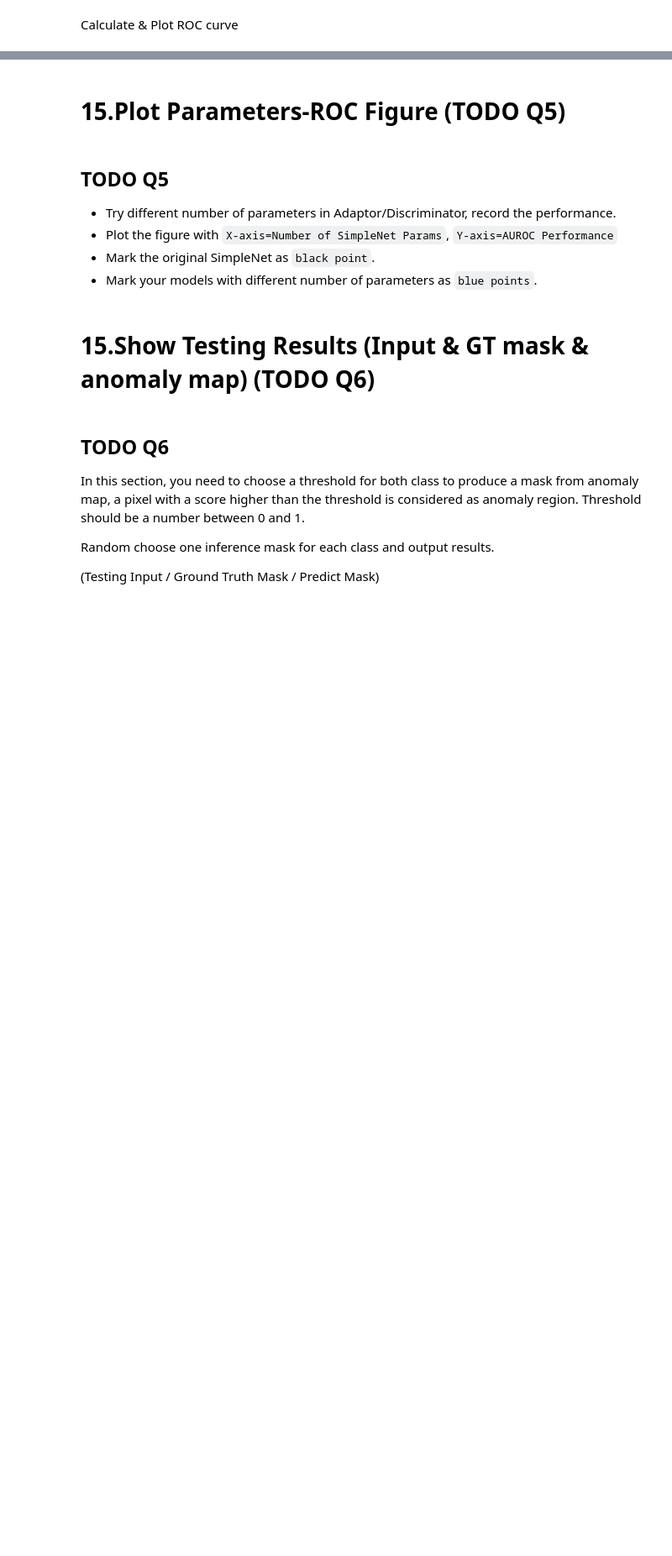
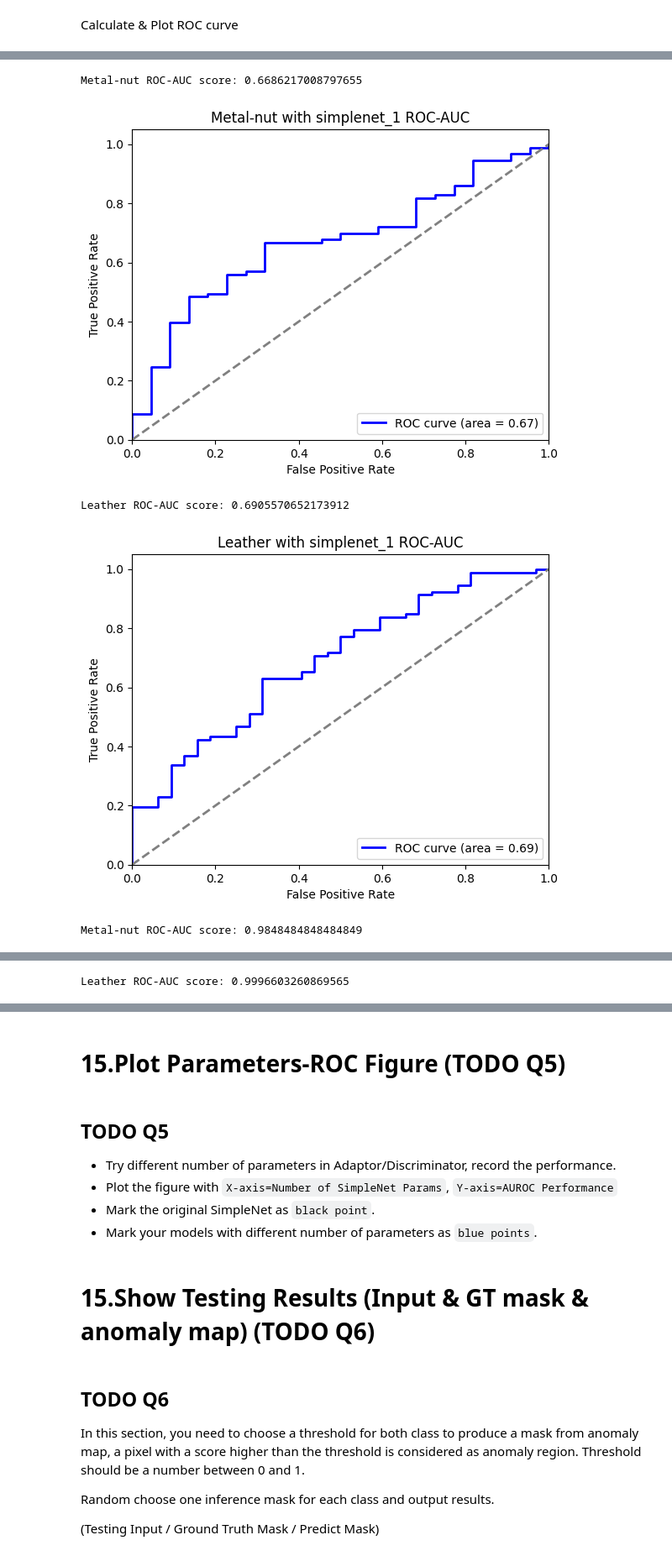
Before and after one commit to huiyuiui/AnomalyDetectionHw, a Jupyter notebook: Hw3/Homework 3.ipynb, the cells around one changed output, grey strips where cells are left out. Shown: that part at 84% size. Cells and saved outputs as stored; diff of their text form; code cells hidden in the pictures; blank space fills up the shorter version.

```diff
--- a/Hw3/Homework 3.ipynb
+++ b/Hw3/Homework 3.ipynb
@@ -313,10 +330,15 @@ class Discriminator(nn.Module):
 #######################################
 # define our model (simplenet)
 class Simplenet(nn.Module):
-    def __init__(self,in_channel):
+    def __init__(self,in_channel, model_type=0):
         super(Simplenet,self).__init__()
         self.adaptor = Adaptor(in_channel,in_channel)
-        self.discriminator = Discriminator(in_channel)
+        if(model_type == 0):
+            self.discriminator = Discriminator(in_channel)
+        elif(model_type == 1):
+            self.discriminator = Discriminator_1(in_channel)
+        elif(model_type == 2):
+            self.discriminator = Discriminator_2(in_channel)
 
     def add_noise(self,true_feats):
         noise_idxs = torch.randint(0, 1, torch.Size([true_feats.shape[0]]))
@@ -531,0 +603,8 @@ ROC-AUC score: 0.6158357771260997
+# %%
+simplenet_1 = Simplenet(in_channel=1536, model_type=1).cuda()
+opt_adaptor_1 = torch.optim.AdamW(simplenet_1.adaptor.parameters(), lr=adaptor_lr)
+opt_discriminator_1 = torch.optim.Adam(simplenet_1.discriminator.parameters(), lr=discriminator_lr, weight_decay=1e-5)
+
+simplenet_2 = Simplenet(in_channel=1536, model_type=2).cuda()
+opt_adaptor_2 = torch.optim.AdamW(simplenet_2.adaptor.parameters(), lr=adaptor_lr)
+opt_discriminator_2 = torch.optim.Adam(simplenet_2.discriminator.parameters(), lr=discriminator_lr, weight_decay=1e-5)
@@ -531,0 +657,27 @@ ROC-AUC score: 0.6158357771260997
+# %%
+# Testing
+result = test(encoder, simplenet_1, dataset_test_metal, use_layers, batch_size=16)
+fpr, tpr, roc_auc = compute_roc_auc(result['total_gt_image'], result['total_scores_image'])
+print("Metal-nut ROC-AUC score:", roc_auc)
+plot_roc_auc(fpr, tpr, roc_auc, "Metal-nut with simplenet_1")
+
+result = test(encoder, simplenet_1, dataset_test_leather, use_layers, batch_size=16)
+fpr, tpr, roc_auc = compute_roc_auc(result['total_gt_image'], result['total_scores_image'])
+print("Leather ROC-AUC score:", roc_auc)
+plot_roc_auc(fpr, tpr, roc_auc, "Leather with simplenet_1")
+
+result = test(encoder, simplenet_2, dataset_test_metal, use_layers, batch_size=16)
+fpr, tpr, roc_auc = compute_roc_auc(result['total_gt_image'], result['total_scores_image'])
+print("Metal-nut ROC-AUC score:", roc_auc)
+plot_roc_auc(fpr, tpr, roc_auc, "Metal-nut with simplenet_2")
+
+result = test(encoder, simplenet_2, dataset_test_leather, use_layers, batch_size=16)
+fpr, tpr, roc_auc = compute_roc_auc(result['total_gt_image'], result['total_scores_image'])
+print("Leather ROC-AUC score:", roc_auc)
+plot_roc_auc(fpr, tpr, roc_auc, "Leather with simplenet_2")
+# %% [output]
+Metal-nut ROC-AUC score: 0.6686217008797655
+[figure, added]
+Leather ROC-AUC score: 0.6905570652173912
+[figure, added]
+Metal-nut ROC-AUC score: 0.9848484848484849
@@ -531,0 +685 @@ ROC-AUC score: 0.6158357771260997
+Leather ROC-AUC score: 0.9996603260869565
```
Also changed, not shown: parts of 16 cells of this notebook.
